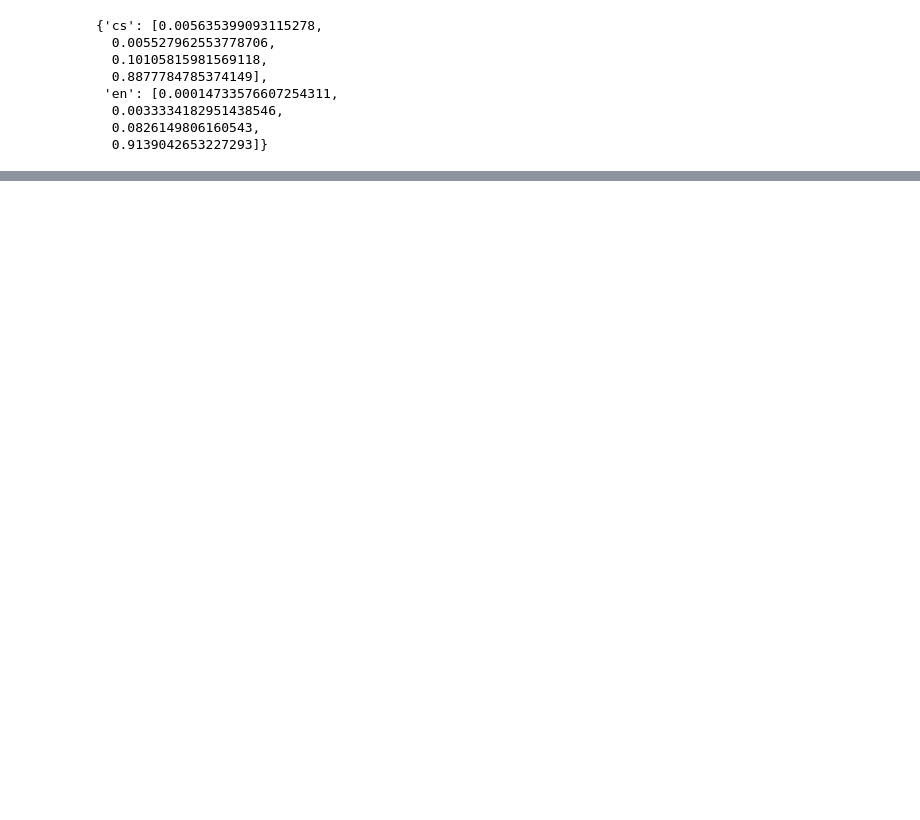
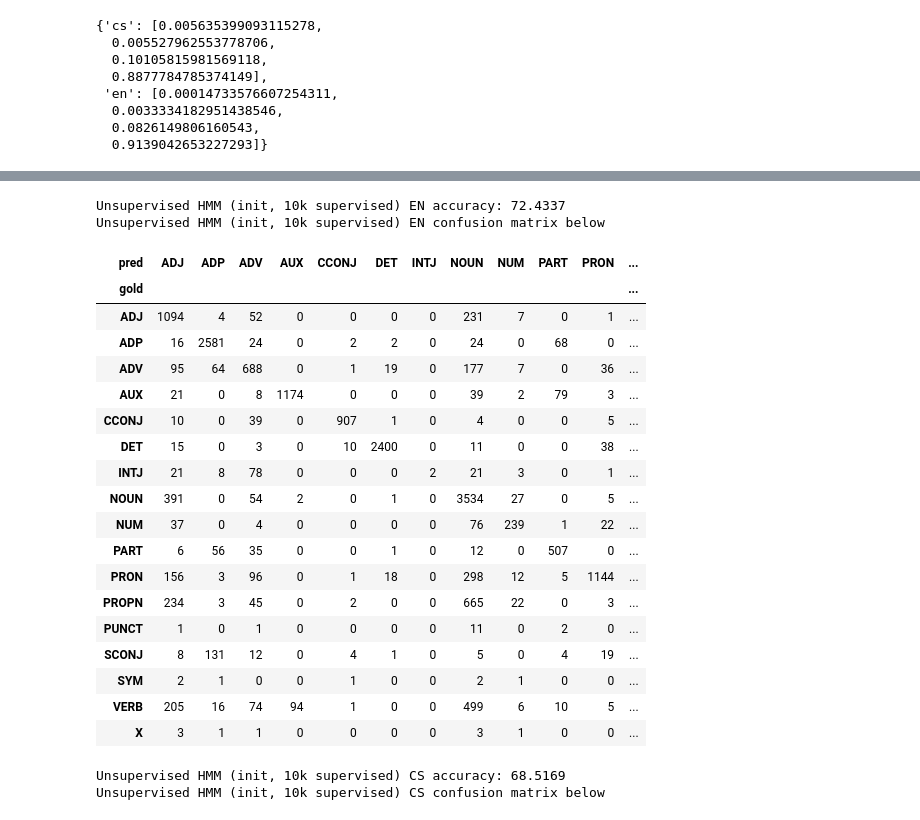
Before and after one commit to patinoboh/nlp, a Jupyter notebook: 03/assignment-03.ipynb, the cells around one changed output, grey strips where cells are left out. Drawn from its saved outputs; the diff is of its cells as text; code cells hidden in the pictures; blank space fills up the shorter version.

```diff
--- a/03/assignment-03.ipynb
+++ b/03/assignment-03.ipynb
@@ -581,0 +758,69 @@ def viterbi_decode_sents(tokens_sents, tagset, logp_trans, logp_emit):
+# %%
+pred_sents_10k_en = [
+    viterbi_trigram(sent, tagset_10k_en, logp_trans_10k_en, lex_10k_en["logp_emit"])
+    for sent in tokens["test"]["en"]
+]
+
+gold_flat, pred_flat = [], []
+for g, p in zip(tags["test"]["en"], pred_sents_10k_en):
+    if len(g) != len(p):
+        raise ValueError("Length mismatch during evaluation")
+    gold_flat.extend(g)
+    pred_flat.extend(p)
+
+acc_10k_en = 100.0 * sum(gt == pt for gt, pt in zip(gold_flat, pred_flat)) / len(gold_flat)
+print(f"Unsupervised HMM (init, 10k supervised) EN accuracy: {acc_10k_en:.4f}")
+
+print("Unsupervised HMM (init, 10k supervised) EN confusion matrix below")
+cm_10k_en = pd.crosstab(
+    pd.Series(gold_flat, name="gold"),
+    pd.Series(pred_flat, name="pred")
+)
+
+display(cm_10k_en)
+# %% [output]
+Unsupervised HMM (init, 10k supervised) EN accuracy: 72.4337
+Unsupervised HMM (init, 10k supervised) EN confusion matrix below
+| pred | ADJ | ADP | ADV | AUX | CCONJ | DET | INTJ | NOUN | NUM | PART | PRON | ... |
+| gold |  |  |  |  |  |  |  |  |  |  |  | ... |
+| ADJ | 1094 | 4 | 52 | 0 | 0 | 0 | 0 | 231 | 7 | 0 | 1 | ... |
+| ADP | 16 | 2581 | 24 | 0 | 2 | 2 | 0 | 24 | 0 | 68 | 0 | ... |
+| ADV | 95 | 64 | 688 | 0 | 1 | 19 | 0 | 177 | 7 | 0 | 36 | ... |
+| AUX | 21 | 0 | 8 | 1174 | 0 | 0 | 0 | 39 | 2 | 79 | 3 | ... |
+| CCONJ | 10 | 0 | 39 | 0 | 907 | 1 | 0 | 4 | 0 | 0 | 5 | ... |
+| DET | 15 | 0 | 3 | 0 | 10 | 2400 | 0 | 11 | 0 | 0 | 38 | ... |
+| INTJ | 21 | 8 | 78 | 0 | 0 | 0 | 2 | 21 | 3 | 0 | 1 | ... |
+| NOUN | 391 | 0 | 54 | 2 | 0 | 1 | 0 | 3534 | 27 | 0 | 5 | ... |
+| NUM | 37 | 0 | 4 | 0 | 0 | 0 | 0 | 76 | 239 | 1 | 22 | ... |
+| PART | 6 | 56 | 35 | 0 | 0 | 1 | 0 | 12 | 0 | 507 | 0 | ... |
+| PRON | 156 | 3 | 96 | 0 | 1 | 18 | 0 | 298 | 12 | 5 | 1144 | ... |
+| PROPN | 234 | 3 | 45 | 0 | 2 | 0 | 0 | 665 | 22 | 0 | 3 | ... |
+| PUNCT | 1 | 0 | 1 | 0 | 0 | 0 | 0 | 11 | 0 | 2 | 0 | ... |
+| SCONJ | 8 | 131 | 12 | 0 | 4 | 1 | 0 | 5 | 0 | 4 | 19 | ... |
+| SYM | 2 | 1 | 0 | 0 | 1 | 0 | 0 | 2 | 1 | 0 | 0 | ... |
+| VERB | 205 | 16 | 74 | 94 | 1 | 0 | 0 | 499 | 6 | 10 | 5 | ... |
+| X | 3 | 1 | 1 | 0 | 0 | 0 | 0 | 3 | 1 | 0 | 0 | ... |
+# %%
+pred_sents_10k_cs = [
+    viterbi_trigram(sent, tagset_10k_cs, logp_trans_10k_cs, lex_10k_cs["logp_emit"])
+    for sent in tokens["test"]["cs"]
+]
+
+gold_flat, pred_flat = [], []
+for g, p in zip(tags["test"]["cs"], pred_sents_10k_cs):
+    if len(g) != len(p):
+        raise ValueError("Length mismatch during evaluation")
+    gold_flat.extend(g)
+    pred_flat.extend(p)
+
+acc_10k_cs = 100.0 * sum(gt == pt for gt, pt in zip(gold_flat, pred_flat)) / len(gold_flat)
+print(f"Unsupervised HMM (init, 10k supervised) CS accuracy: {acc_10k_cs:.4f}")
+
+print("Unsupervised HMM (init, 10k supervised) CS confusion matrix below")
+cm_10k_cs = pd.crosstab(
+    pd.Series(gold_flat, name="gold"),
+    pd.Series(pred_flat, name="pred")
+)
+# %% [output]
+Unsupervised HMM (init, 10k supervised) CS accuracy: 68.5169
+Unsupervised HMM (init, 10k supervised) CS confusion matrix below
```
Also changed, not shown: parts of 12 cells of this notebook.
